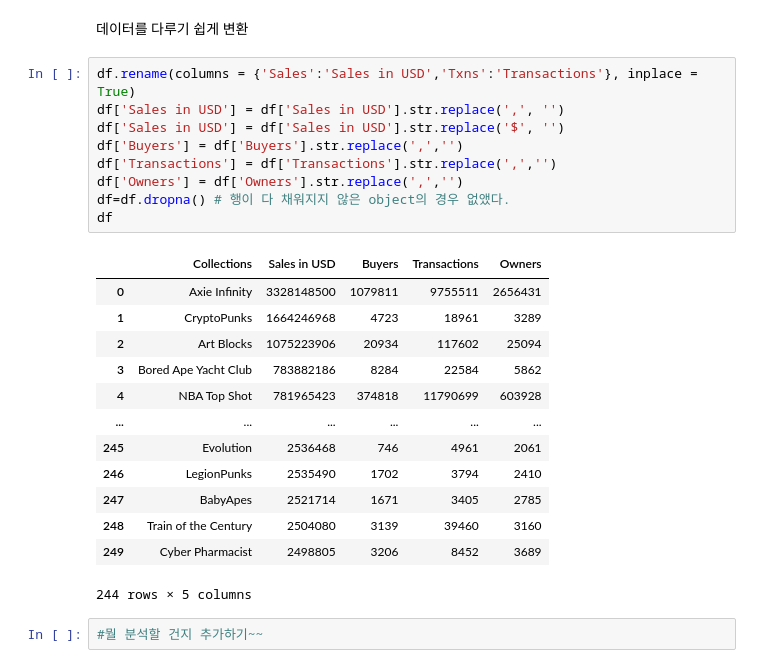
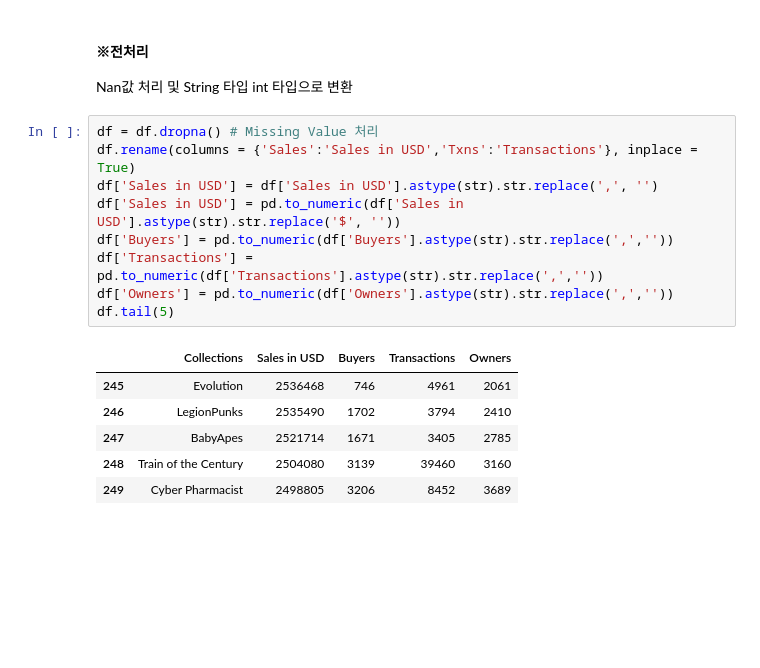
Before and after one commit to cgw03Lau/DAP__, a Jupyter notebook: DAP_Project/DAP_Project_NFT.ipynb, the cells around one changed output. Cells and saved outputs as stored; diff of their text form; blank space fills up the shorter version.

```diff
--- a/DAP_Project/DAP_Project_NFT.ipynb
+++ b/DAP_Project/DAP_Project_NFT.ipynb
@@ -127,27 +156,19 @@ df
-# %% [markdown]
-데이터를 다루기 쉽게 변환
+# %% [markdown]
+#### ※전처리
+Nan값 처리 및 String 타입 int 타입으로 변환
 # %%
+df = df.dropna() # Missing Value 처리
 df.rename(columns = {'Sales':'Sales in USD','Txns':'Transactions'}, inplace = True)
-df['Sales in USD'] = df['Sales in USD'].str.replace(',', '')
-df['Sales in USD'] = df['Sales in USD'].str.replace('$', '')
-df['Buyers'] = df['Buyers'].str.replace(',','')
-df['Transactions'] = df['Transactions'].str.replace(',','')
-df['Owners'] = df['Owners'].str.replace(',','')
-df=df.dropna() # 행이 다 채워지지 않은 object의 경우 없앴다.
-df
+df['Sales in USD'] = df['Sales in USD'].astype(str).str.replace(',', '')
+df['Sales in USD'] = pd.to_numeric(df['Sales in USD'].astype(str).str.replace('$', ''))
+df['Buyers'] = pd.to_numeric(df['Buyers'].astype(str).str.replace(',',''))
+df['Transactions'] = pd.to_numeric(df['Transactions'].astype(str).str.replace(',',''))
+df['Owners'] = pd.to_numeric(df['Owners'].astype(str).str.replace(',',''))
+df.tail(5)
 # %% [output]
 |  | Collections | Sales in USD | Buyers | Transactions | Owners |
-| 0 | Axie Infinity | 3328148500 | 1079811 | 9755511 | 2656431 |
-| 1 | CryptoPunks | 1664246968 | 4723 | 18961 | 3289 |
-| 2 | Art Blocks | 1075223906 | 20934 | 117602 | 25094 |
-| 3 | Bored Ape Yacht Club | 783882186 | 8284 | 22584 | 5862 |
-| 4 | NBA Top Shot | 781965423 | 374818 | 11790699 | 603928 |
-| ... | ... | ... | ... | ... | ... |
 | 245 | Evolution | 2536468 | 746 | 4961 | 2061 |
 | 246 | LegionPunks | 2535490 | 1702 | 3794 | 2410 |
 | 247 | BabyApes | 2521714 | 1671 | 3405 | 2785 |
 | 248 | Train of the Century | 2504080 | 3139 | 39460 | 3160 |
 | 249 | Cyber Pharmacist | 2498805 | 3206 | 8452 | 3689 |
-244 rows × 5 columns
-# %%
-#뭘 분석할 건지 추가하기~~
```
Also changed, not shown: parts of 28 cells of this notebook.
